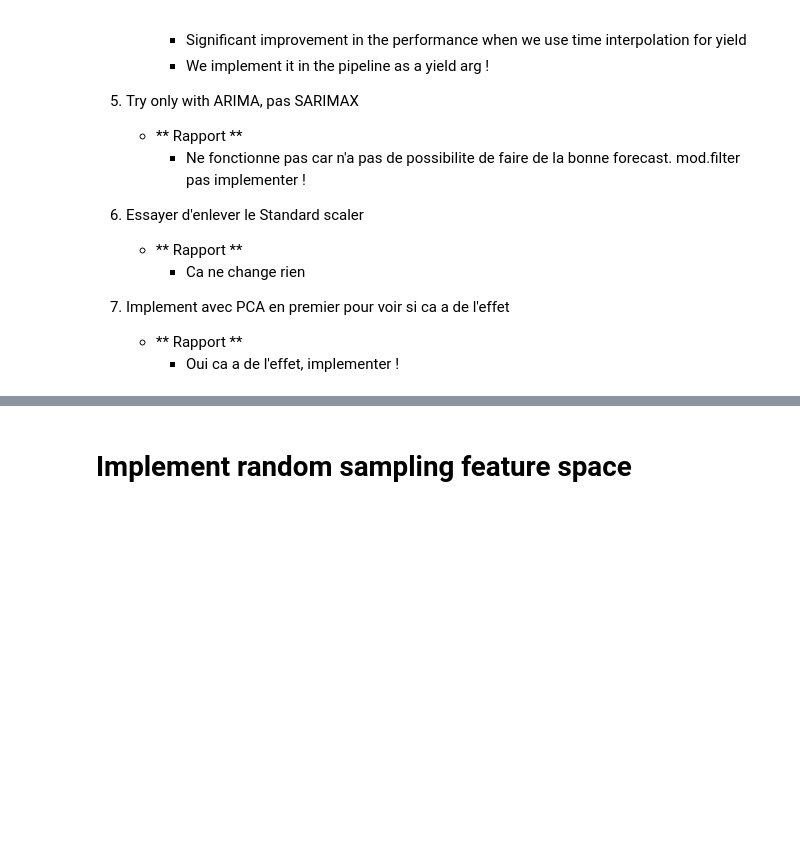
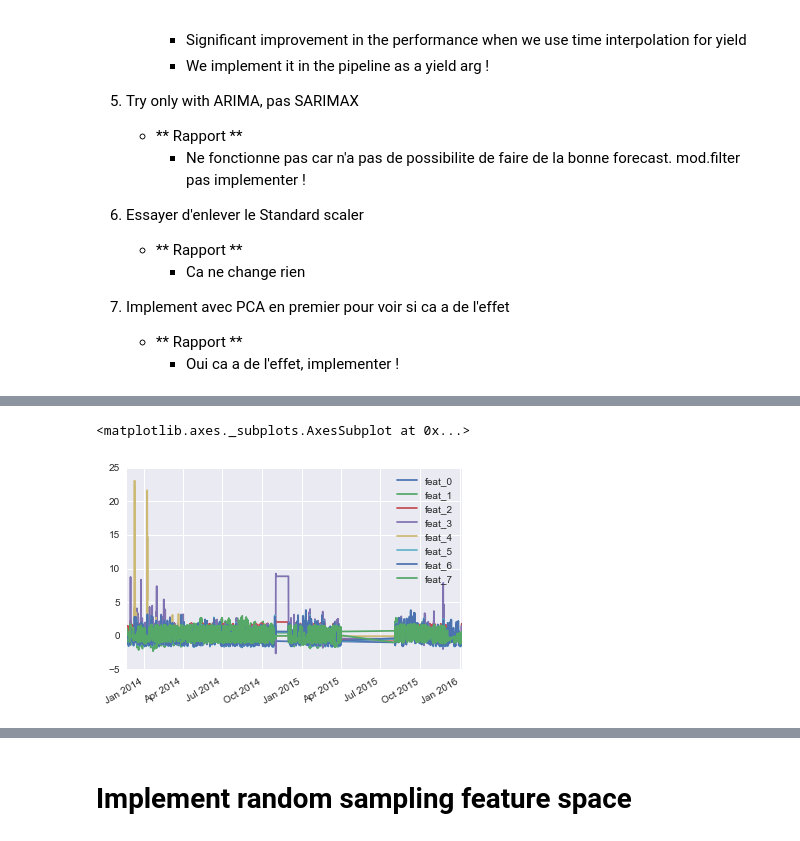
Before and after one commit to cthorey/fognet, a Jupyter notebook: 07-04-2016.ipynb, the cells around one changed output, grey strips where cells are left out. Cells and saved outputs as stored; diff of their text form; code cells hidden in the pictures; blank space fills up the shorter version.

```diff
--- a/07-04-2016.ipynb
+++ b/07-04-2016.ipynb
@@ -12,7 +9,7 @@ The autoreload extension is already loaded. To reload it, use:
 # %%
 from utils import pipe_def_arima
 # %%
-root = '/Users/thorey/Documents/project/competition/fognet/models/bbking/arima/'
+root = '/Users/cthorey/Documents/project/competition/fognet/models/ray/arima/'
 # %% [markdown]
 # TODO LIST
 
@@ -415,0 +64,3 @@ Le test is composed by 1 group and 462 observation
+# %%
+config = parse_conf_file(os.path.join(root,'model_5','conf_model.json'))
+config
@@ -415,0 +85,6 @@ Le test is composed by 1 group and 462 observation
+# %%
+mod = ArimaModel(config)
+mod.AR=6
+mod.D=0
+mod.MA =8
+mod.init_model()
@@ -415,0 +103,2 @@ Le test is composed by 1 group and 462 observation
+# %%
+mod.train()
@@ -415,0 +129,5 @@ Le test is composed by 1 group and 462 observation
+# %%
+mod.df[mod.regressors].plot()
+# %% [output]
+<matplotlib.axes._subplots.AxesSubplot at 0x...>
+[figure, added]
```
Also changed, not shown: parts of 118 cells of this notebook, 11 other files.
